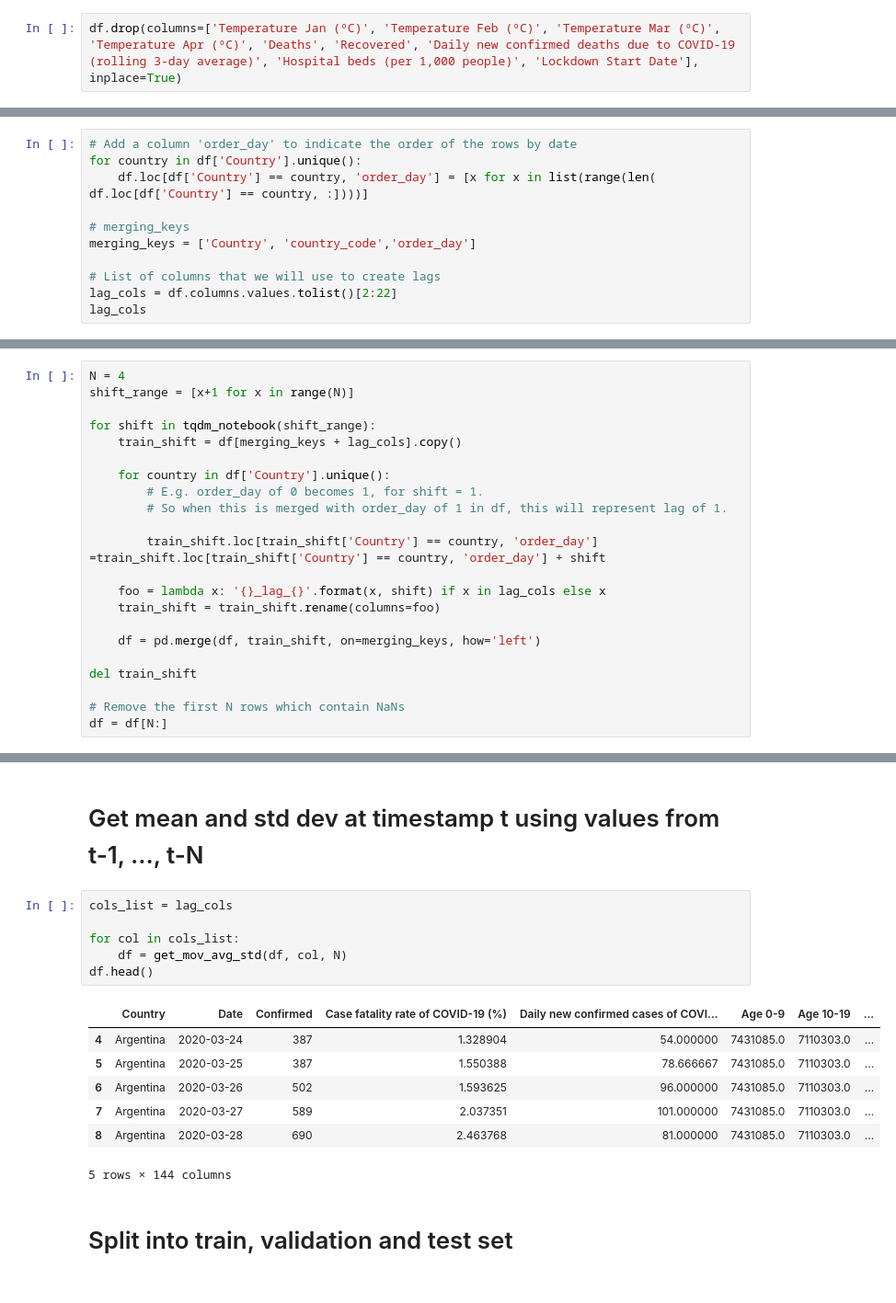
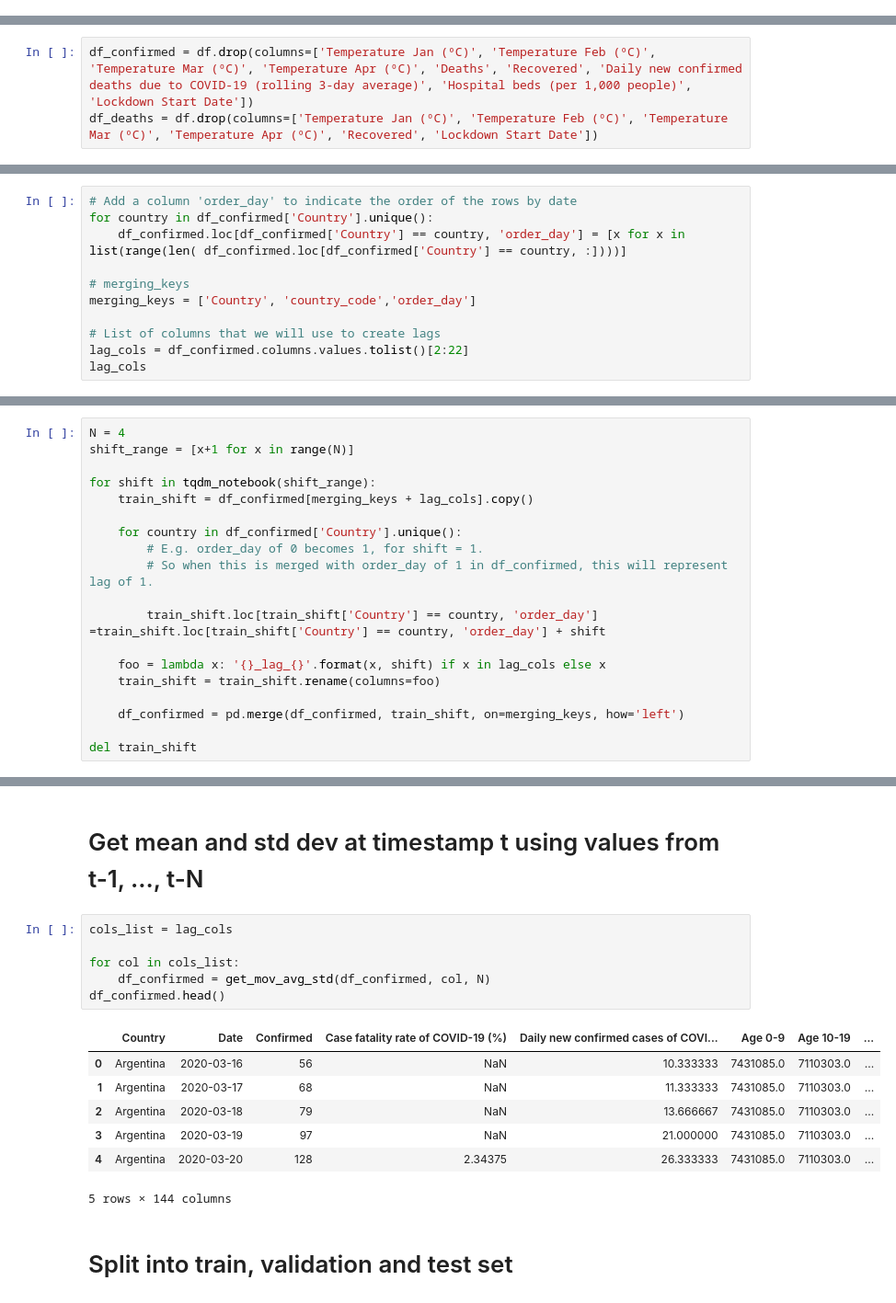
Before and after one commit to thamycoelho/coronavirus_analysis, a Jupyter notebook: Teste XGBoost Countries Curves (D+1).ipynb, the cells around one changed output, grey strips where cells are left out. Shown: that part at 92% size. Drawn from its saved outputs; the diff is of its cells as text.

```diff
--- a/Teste XGBoost Countries Curves (D+1).ipynb
+++ b/Teste XGBoost Countries Curves (D+1).ipynb
@@ -134,2 +137,0 @@ df.loc[df['Date'].dt.month == 4, 'Country Temperature ºC'] = df['Temperature Ap
-# %%
-df.drop(columns=['Temperature Jan (ºC)', 'Temperature Feb (ºC)', 'Temperature Mar (ºC)', 'Temperature Apr (ºC)', 'Deaths', 'Recovered', 'Daily new confirmed deaths due to COVID-19 (rolling 3-day average)', 'Hospital beds (per 1,000 people)', 'Lockdown Start Date'], inplace=True)
@@ -183,0 +160,3 @@ df
+# %%
+df_confirmed = df.drop(columns=['Temperature Jan (ºC)', 'Temperature Feb (ºC)', 'Temperature Mar (ºC)', 'Temperature Apr (ºC)', 'Deaths', 'Recovered', 'Daily new confirmed deaths due to COVID-19 (rolling 3-day average)', 'Hospital beds (per 1,000 people)', 'Lockdown Start Date'])
+df_deaths = df.drop(columns=['Temperature Jan (ºC)', 'Temperature Feb (ºC)', 'Temperature Mar (ºC)', 'Temperature Apr (ºC)', 'Recovered', 'Lockdown Start Date'])
@@ -186,13 +187,13 @@ df
 # %%
 # Add a column 'order_day' to indicate the order of the rows by date
-for country in df['Country'].unique():
-    df.loc[df['Country'] == country, 'order_day'] = [x for x in list(range(len( df.loc[df['Country'] == country, :])))]
+for country in df_confirmed['Country'].unique():
+    df_confirmed.loc[df_confirmed['Country'] == country, 'order_day'] = [x for x in list(range(len( df_confirmed.loc[df_confirmed['Country'] == country, :])))]
 
 # merging_keys
 merging_keys = ['Country', 'country_code','order_day']
 
 # List of columns that we will use to create lags
-lag_cols = df.columns.values.tolist()[2:22]
+lag_cols = df_confirmed.columns.values.tolist()[2:22]
 lag_cols
 # %% [output]
 ['Confirmed',
@@ -220,23 +221,20 @@ N = 4
 shift_range = [x+1 for x in range(N)]
 
 for shift in tqdm_notebook(shift_range):
-    train_shift = df[merging_keys + lag_cols].copy()
+    train_shift = df_confirmed[merging_keys + lag_cols].copy()
 
-    for country in df['Country'].unique():
+    for country in df_confirmed['Country'].unique():
         # E.g. order_day of 0 becomes 1, for shift = 1.
-        # So when this is merged with order_day of 1 in df, this will represent lag of 1.
+        # So when this is merged with order_day of 1 in df_confirmed, this will represent lag of 1.
 
         train_shift.loc[train_shift['Country'] == country, 'order_day'] =train_shift.loc[train_shift['Country'] == country, 'order_day'] + shift
 
     foo = lambda x: '{}_lag_{}'.format(x, shift) if x in lag_cols else x
     train_shift = train_shift.rename(columns=foo)
 
-    df = pd.merge(df, train_shift, on=merging_keys, how='left')
+    df_confirmed = pd.merge(df_confirmed, train_shift, on=merging_keys, how='left')
 
 del train_shift
-
-# Remove the first N rows which contain NaNs
-df = df[N:]
 # %% [output]
 Please use `tqdm.notebook.tqdm` instead of `tqdm.tqdm_notebook`
   after removing the cwd from sys.path.
@@ -276,16 +264,16 @@ memory usage: 675.9+ KB
 # %%
 cols_list = lag_cols
 
 for col in cols_list:
-    df = get_mov_avg_std(df, col, N)
-df.head()
+    df_confirmed = get_mov_avg_std(df_confirmed, col, N)
+df_confirmed.head()
 # %% [output]
 |  | Country | Date | Confirmed | Case fatality rate of COVID-19 (%) | Daily new confirmed cases of COVI... | Age 0-9 | Age 10-19 | ... |
-| 4 | Argentina | 2020-03-24 | 387 | 1.328904 | 54.000000 | 7431085.0 | 7110303.0 | ... |
-| 5 | Argentina | 2020-03-25 | 387 | 1.550388 | 78.666667 | 7431085.0 | 7110303.0 | ... |
-| 6 | Argentina | 2020-03-26 | 502 | 1.593625 | 96.000000 | 7431085.0 | 7110303.0 | ... |
-| 7 | Argentina | 2020-03-27 | 589 | 2.037351 | 101.000000 | 7431085.0 | 7110303.0 | ... |
-| 8 | Argentina | 2020-03-28 | 690 | 2.463768 | 81.000000 | 7431085.0 | 7110303.0 | ... |
+| 0 | Argentina | 2020-03-16 | 56 | NaN | 10.333333 | 7431085.0 | 7110303.0 | ... |
+| 1 | Argentina | 2020-03-17 | 68 | NaN | 11.333333 | 7431085.0 | 7110303.0 | ... |
+| 2 | Argentina | 2020-03-18 | 79 | NaN | 13.666667 | 7431085.0 | 7110303.0 | ... |
+| 3 | Argentina | 2020-03-19 | 97 | NaN | 21.000000 | 7431085.0 | 7110303.0 | ... |
+| 4 | Argentina | 2020-03-20 | 128 | 2.34375 | 26.333333 | 7431085.0 | 7110303.0 | ... |
 5 rows × 144 columns
 # %% [markdown]
 # Split into train, validation and test set
```
Also changed, not shown: parts of 77 cells of this notebook, 6 other files.
